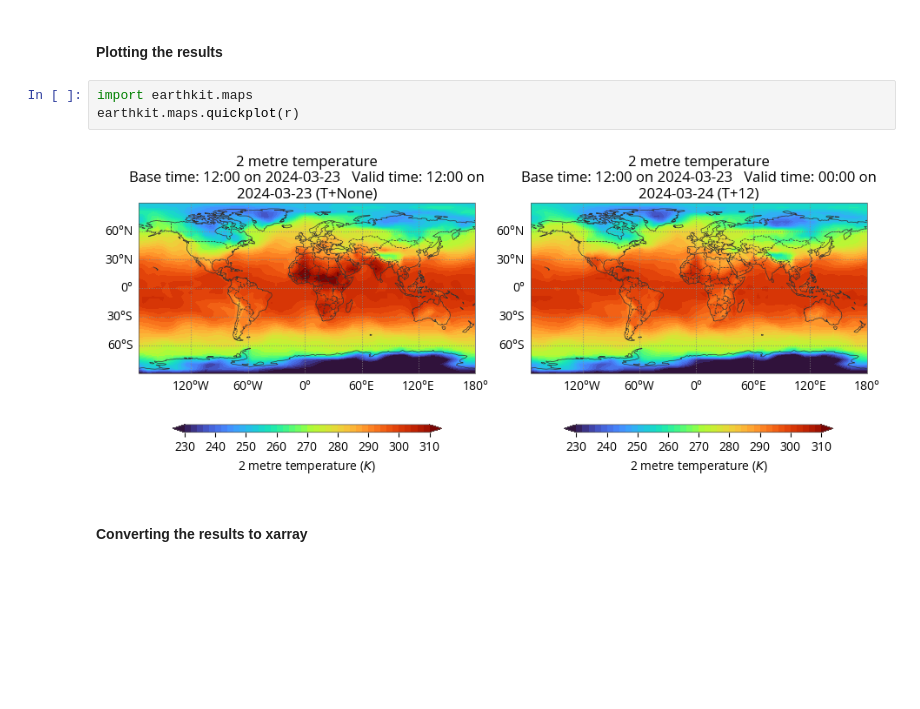
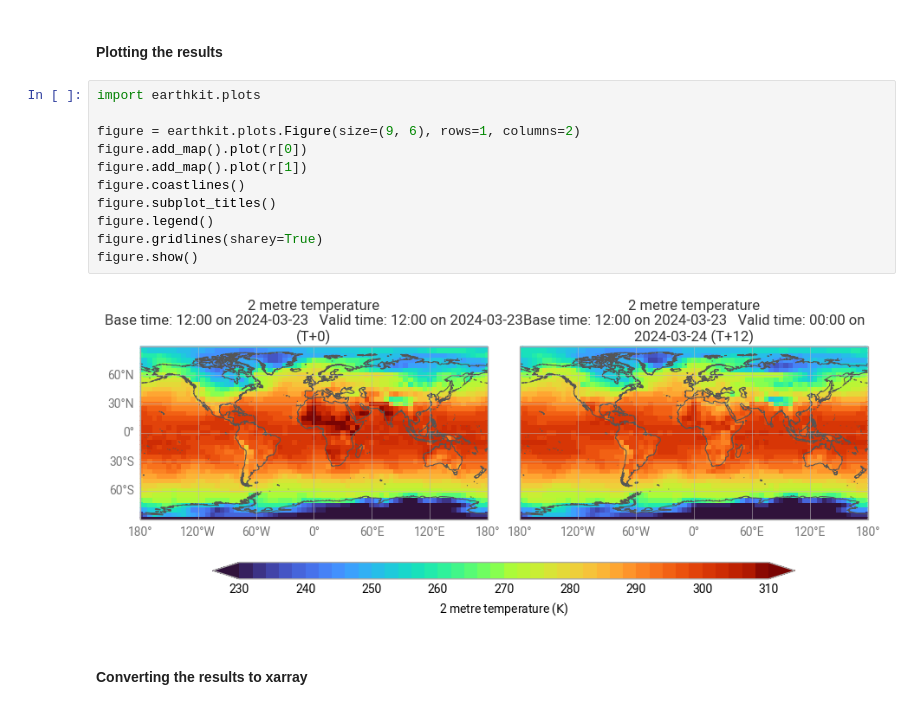
Before and after one commit to ecmwf/earthkit-regrid, a Jupyter notebook: docs/examples/octahedral_fieldlist.ipynb, the cells around one changed output. Cells and saved outputs as stored; diff of their text form; blank space fills up the shorter version.

Commit message:
Use earthkit-plots in examples

```diff
--- a/docs/examples/octahedral_fieldlist.ipynb
+++ b/docs/examples/octahedral_fieldlist.ipynb
@@ -41,10 +41,18 @@ Please note that the interpolation only works between a predefined set of global
 # %% [markdown]
 #### Plotting the results
 # %%
-import earthkit.maps
-earthkit.maps.quickplot(r)
+import earthkit.plots
+
+figure = earthkit.plots.Figure(size=(9, 6), rows=1, columns=2)
+figure.add_map().plot(r[0])
+figure.add_map().plot(r[1])
+figure.coastlines()
+figure.subplot_titles()
+figure.legend()
+figure.gridlines(sharey=True)
+figure.show()
 # %% [output]
-[figure, old version]
+[figure, new version]
 # %% [markdown]
 #### Converting the results to xarray
 # %%
```
Also changed, not shown: parts of 2 cells of this notebook, 3 other files.
